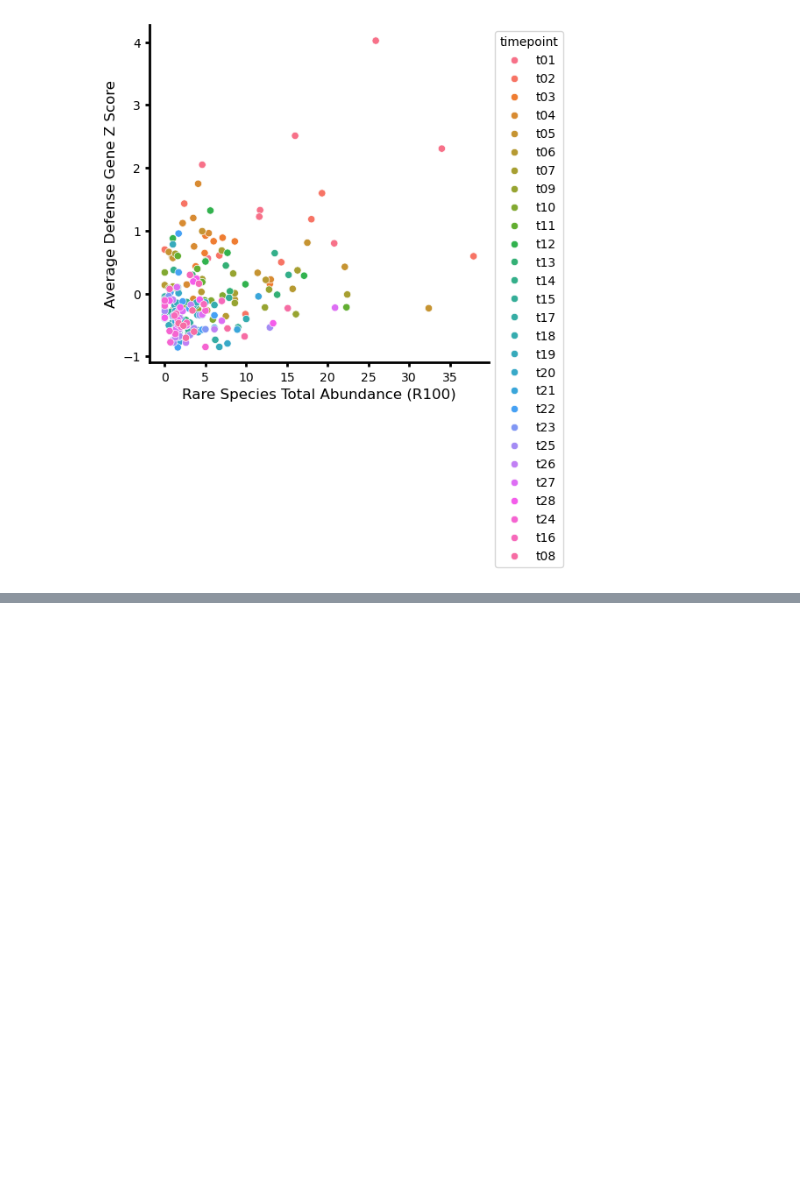
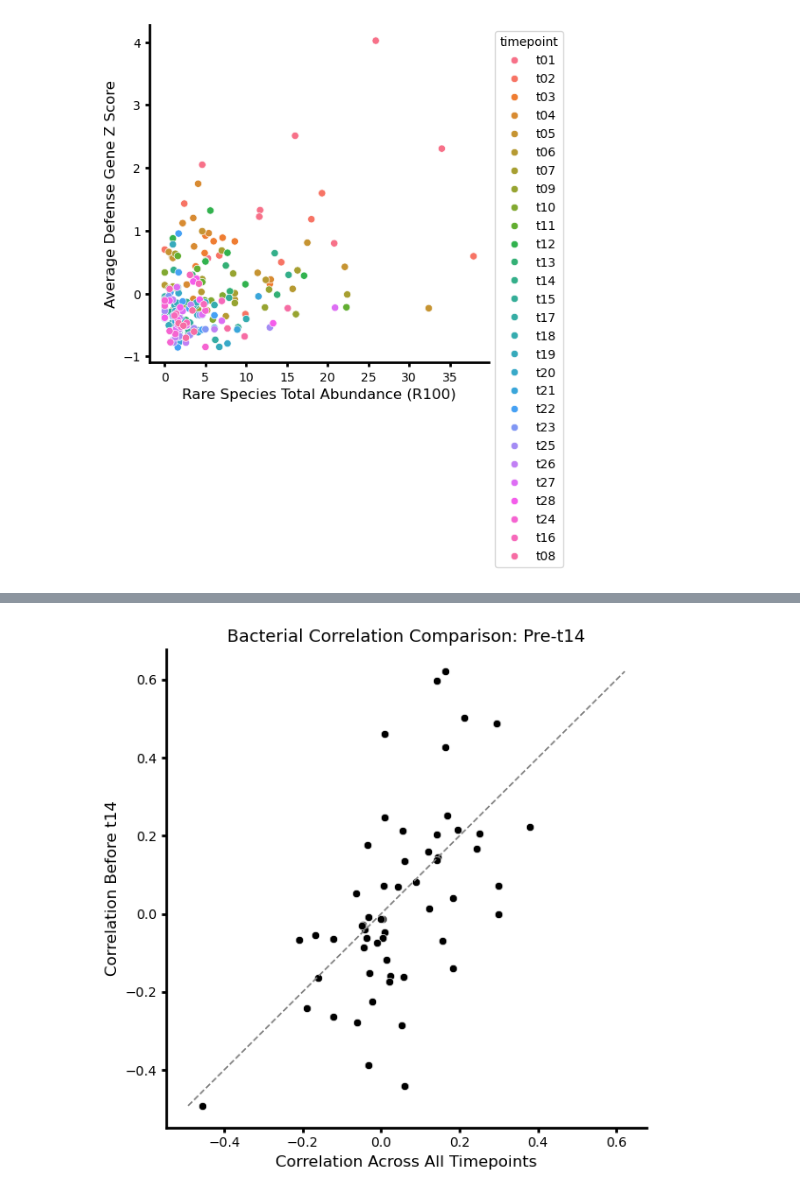
Before and after one commit to mikepassal/Outdoor_microbiome, a Jupyter notebook: Local_analysis/Analysis_post_Luke_talk/Immunity_score/see_if_top_genes_correlate_w_load_within_sample.ipynb, the cells around one changed output, grey strips where cells are left out. Drawn from its saved outputs; the diff is of its cells as text; code cells hidden in the pictures; blank space fills up the shorter version.

```diff
--- a/Local_analysis/Analysis_post_Luke_talk/Immunity_score/see_if_top_genes_correlate_w_load_within_sample.ipynb
+++ b/Local_analysis/Analysis_post_Luke_talk/Immunity_score/see_if_top_genes_correlate_w_load_within_sample.ipynb
@@ -759,0 +1082,64 @@ sns.move_legend(ax, "upper left", bbox_to_anchor=(1, 1))
+# %%
+correlation_comparison_pre_t14_df = correlation_df[
+    ["Column", "Correlation_with_Summed_Defense_Z_Score"]
+].merge(
+    correlation_df_pre_t14[
+        [
+            "Column",
+            "Correlation_with_Summed_Defense_Z_Score",
+            "Present_Sample_Count",
+        ]
+    ],
+    on="Column",
+    suffixes=("_All_Timepoints", "_Pre_T14"),
+    how="inner",
+)
+correlation_comparison_pre_t14_df = correlation_comparison_pre_t14_df.dropna(
+    subset=[
+        "Correlation_with_Summed_Defense_Z_Score_All_Timepoints",
+        "Correlation_with_Summed_Defense_Z_Score_Pre_T14",
+    ]
+)
+
+if correlation_comparison_pre_t14_df.empty:
+    print("No taxa overlap between the all-timepoint and pre-t14 correlation tables.")
+else:
+    fig, ax = plt.subplots(figsize=(6, 6))
+    fig.patch.set_facecolor("white")
+    sns.scatterplot(
+        data=correlation_comparison_pre_t14_df,
+        x="Correlation_with_Summed_Defense_Z_Score_All_Timepoints",
+        y="Correlation_with_Summed_Defense_Z_Score_Pre_T14",
+        color="black",
+        ax=ax,
+    )
+
+    corr_bounds = correlation_comparison_pre_t14_df[
+        [
+            "Correlation_with_Summed_Defense_Z_Score_All_Timepoints",
+            "Correlation_with_Summed_Defense_Z_Score_Pre_T14",
+        ]
+    ]
+    min_corr = corr_bounds.min().min()
+    max_corr = corr_bounds.max().max()
+    ax.plot(
+        [min_corr, max_corr],
+        [min_corr, max_corr],
+        linestyle="dashed",
+        color="gray",
+        linewidth=1.2,
+    )
+
+    plt.xlabel("Correlation Across All Timepoints", fontsize=12)
+    plt.ylabel("Correlation Before t14", fontsize=12)
+    plt.title("Bacterial Correlation Comparison: Pre-t14", fontsize=13)
+    sns.despine()
+    ax.spines["bottom"].set_color("black")
+    ax.spines["bottom"].set_linewidth(2)
+    ax.spines["left"].set_color("black")
+    ax.spines["left"].set_linewidth(2)
+    ax.tick_params(axis="both", width=2, labelsize=10)
+    plt.tight_layout()
+
+correlation_comparison_pre_t14_df
+# %% [output]
@@ -759,0 +1163 @@ sns.move_legend(ax, "upper left", bbox_to_anchor=(1, 1))
+[figure, added]
```
Also changed, not shown: parts of 17 cells of this notebook, 17 other files.
